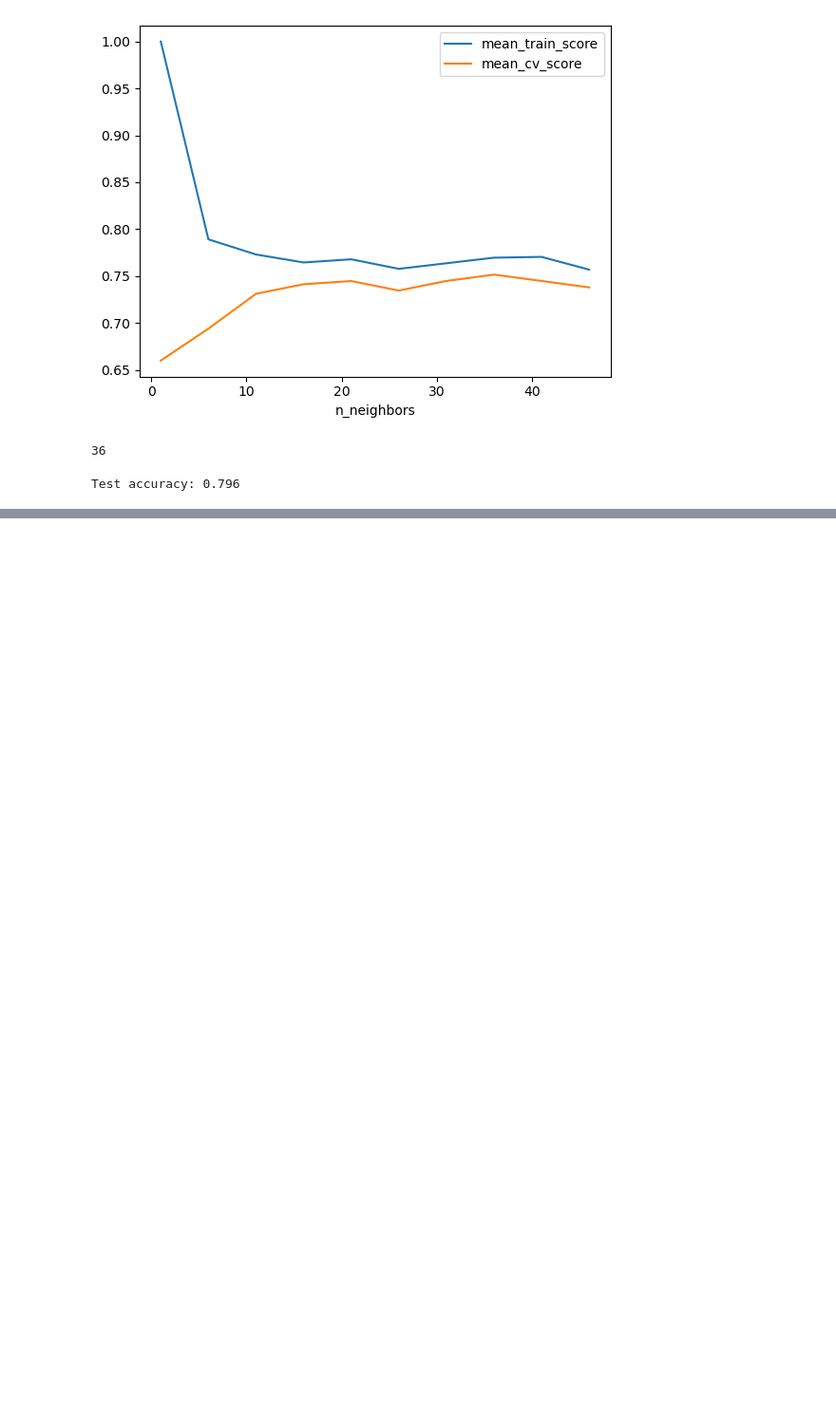
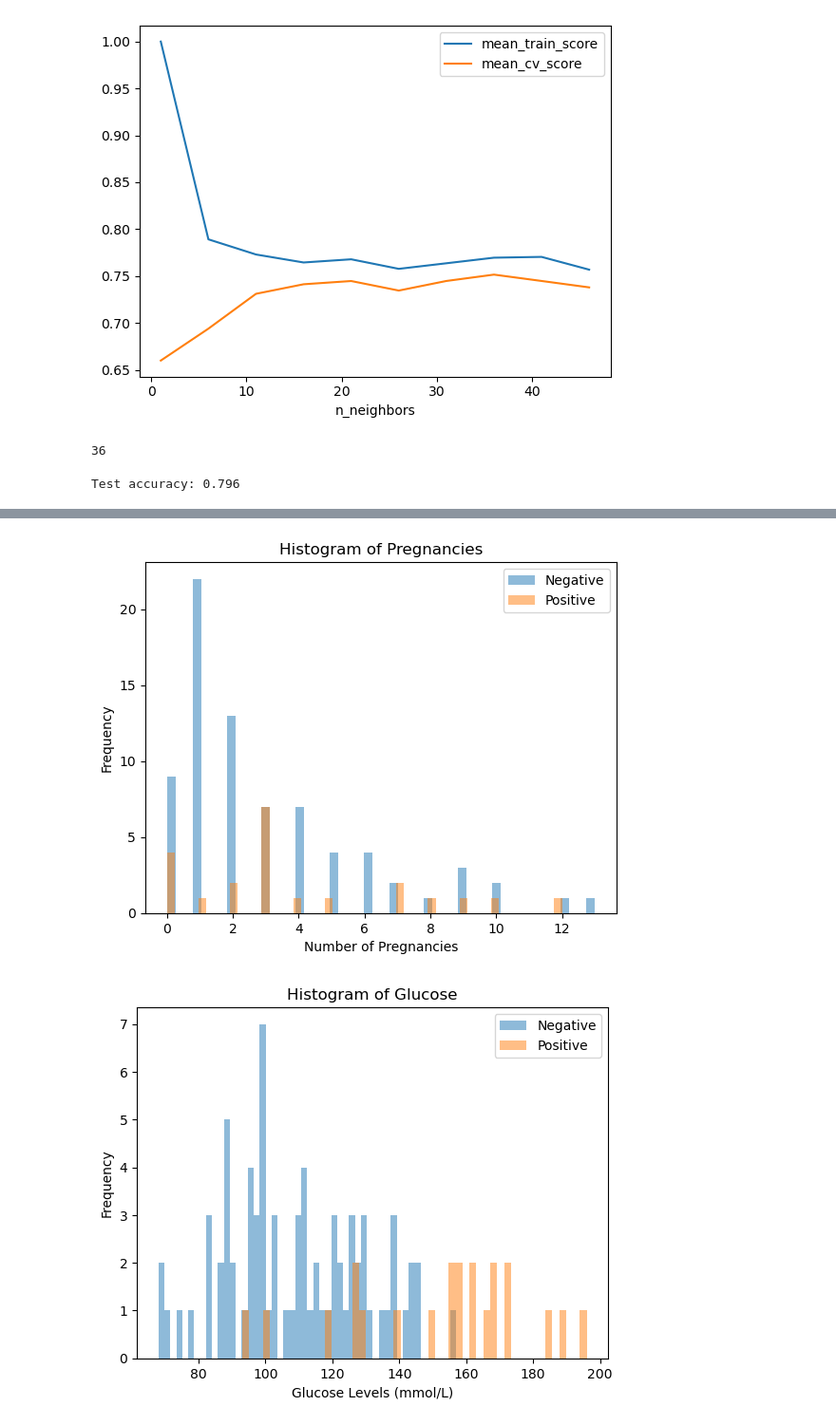
Before and after one commit to adipoluri/DSCI-100-Project, a Jupyter notebook: Proposal.ipynb, the cells around one changed output, grey strips where cells are left out. Shown: that part at 95% size. Cells and saved outputs as stored; diff of their text form; code cells hidden in the pictures; blank space fills up the shorter version.

```diff
--- a/Proposal.ipynb
+++ b/Proposal.ipynb
@@ -335,3 +335,8 @@ pipe_best.fit(X_train, y_train)
 print("Test accuracy: %0.3f" % (pipe_best.score(X_test, y_test)))
 # %% [output]
 Test accuracy: 0.796
+# %%
+diabetes_test_predictions = test_df.assign(
+    Predicted=diabetes_fit.predict(X_test)
+)
+diabetes_test_predictions
@@ -337,0 +357,22 @@ Test accuracy: 0.796
+# %%
+## Pregnancies ##
+units = {
+    "Pregnancies":"Number of Pregnancies",
+    "Glucose":"Glucose Levels (mmol/L)",
+    "BloodPressure":"Diastolic Blood Pressure (mm Hg)",
+    "SkinThickness":"Tricep Skin Fold Thickness (mm)",
+    "Insulin":"Insulin (muU/ml)",
+    "BMI":"Body Mass Index (kg/(height in m)^2)",
+    "DiabetesPedigreeFunction":"Diabetes Pedigree Function Score",
+    "Age":"Age (Years)",
+}
+
+for n in numeric_cols:
+    ax = diabetes_test_predictions.groupby("Predicted")[n].plot.hist(bins=50, alpha=0.5, legend=True)
+    plt.xlabel(units[n])
+    plt.title("Histogram of " + n)
+    plt.legend(["Negative","Positive"])
+    plt.show()
+# %% [output]
+[figure, added]
+[figure, added]
```
Also changed, not shown: parts of 8 cells of this notebook.
